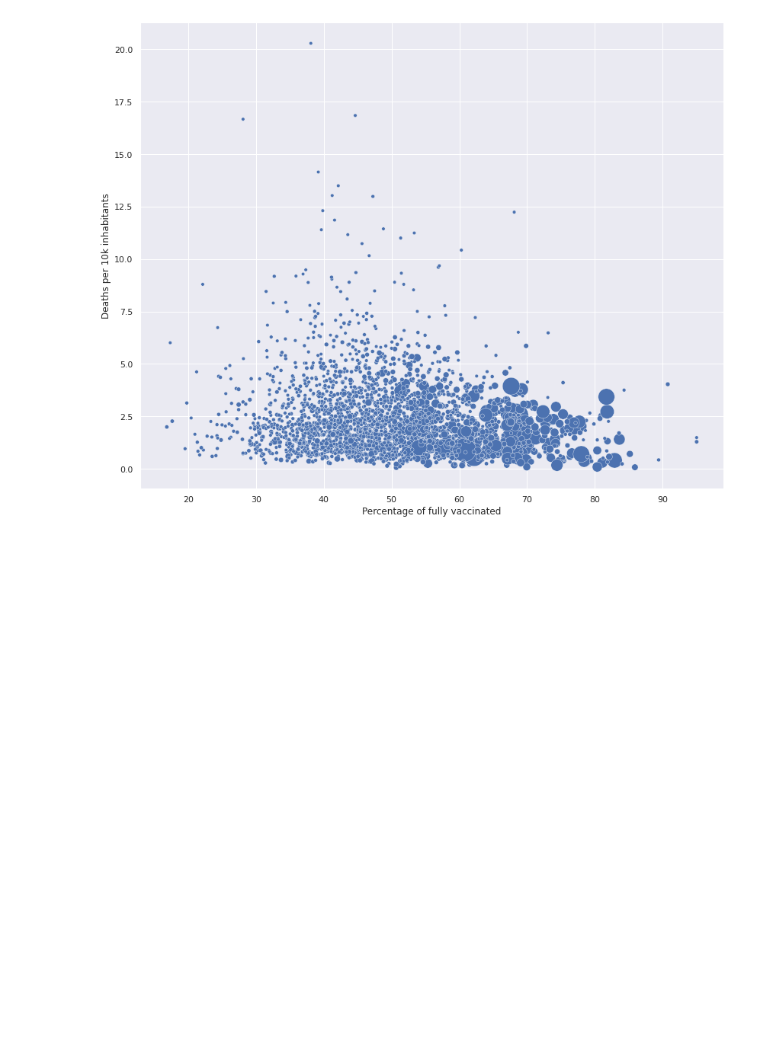
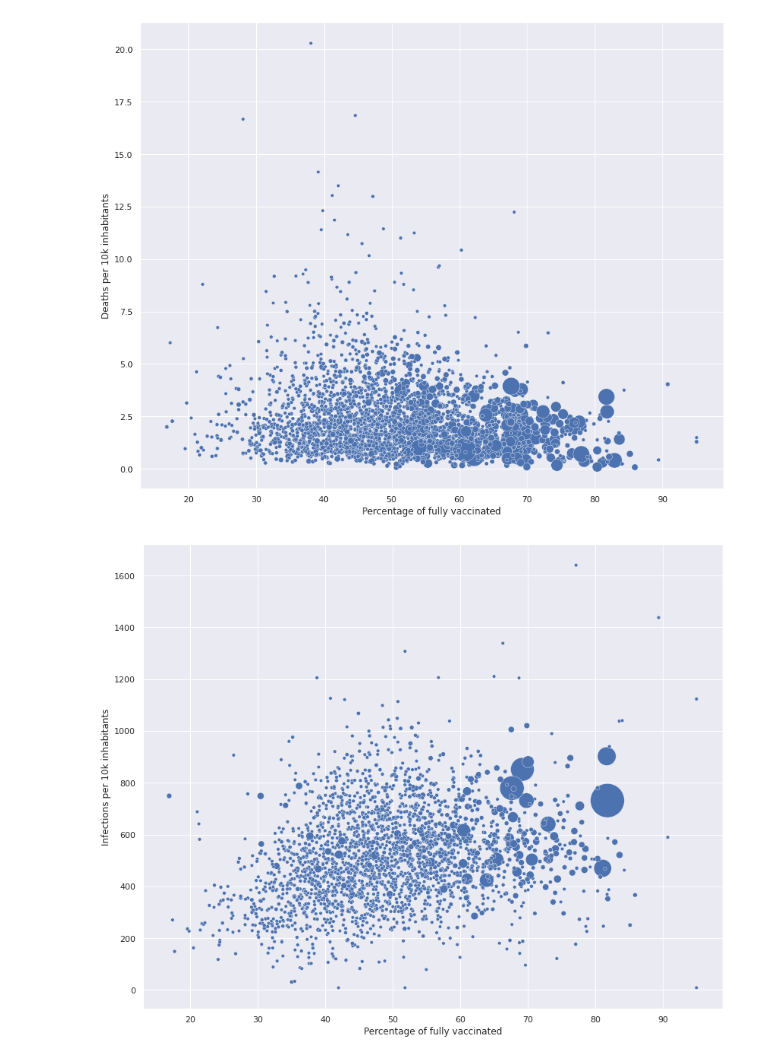
Before and after one commit to dzoanka/Covid19-cases-deaths-against-vax-in-US-counties, a Jupyter notebook: display_plots_covid_data.ipynb, the cells around one changed output. Cells and saved outputs as stored; diff of their text form; code cells hidden in the pictures; blank space fills up the shorter version.

Commit message:
Add plots with population density

```diff
--- a/display_plots_covid_data.ipynb
+++ b/display_plots_covid_data.ipynb
@@ -78,3 +78,10 @@ sns.scatterplot(data=filter_pop, x="Percentage of fully vaccinated", y="Deaths p
 plt.show()
 # %% [output]
 [figure]
+# %%
+sns.set(rc={'figure.figsize':(13.7,11.27)})
+sns.scatterplot(data=filter_pop, x="Percentage of fully vaccinated", y="Infections per 10k inhabitants", size="Pop. Density", legend=False, sizes=(20, 2000))
+# show the graph
+plt.show()
+# %% [output]
+[figure, added]
```
Also changed, not shown: parts of 1 cell of this notebook.
